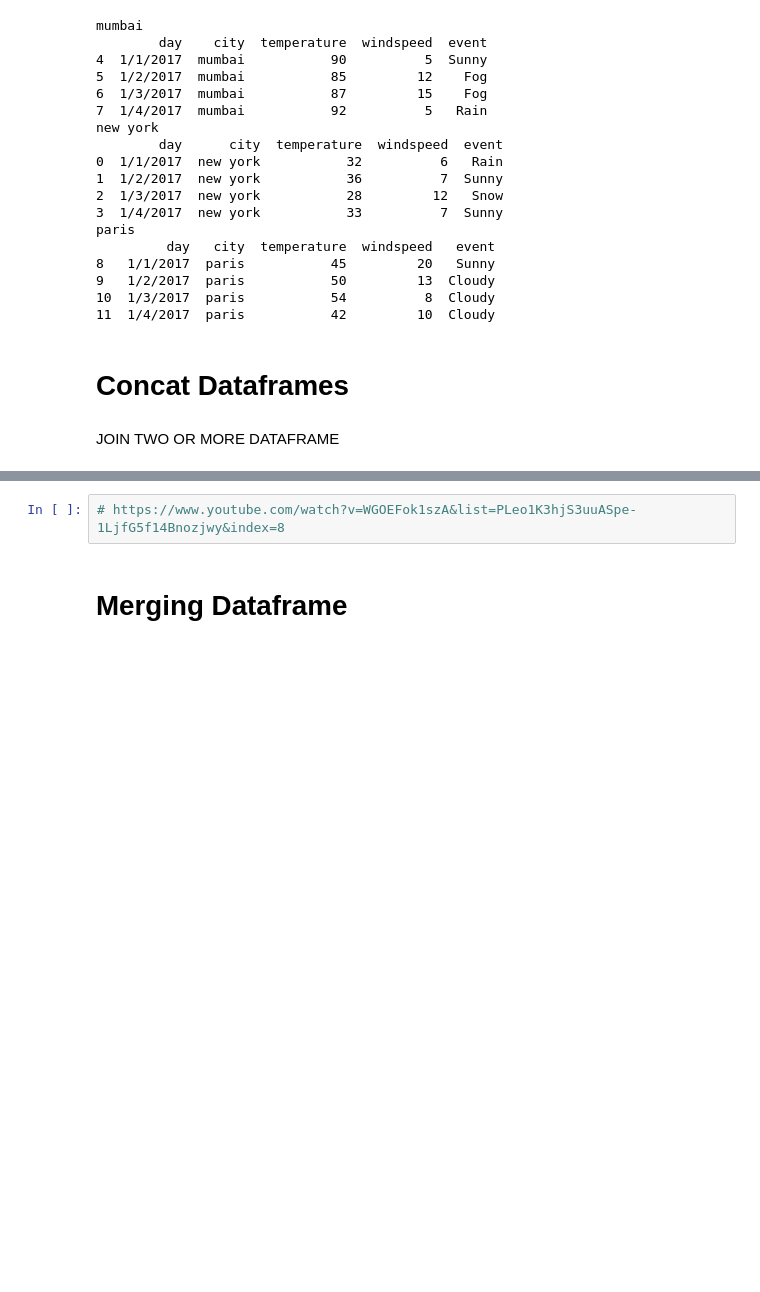
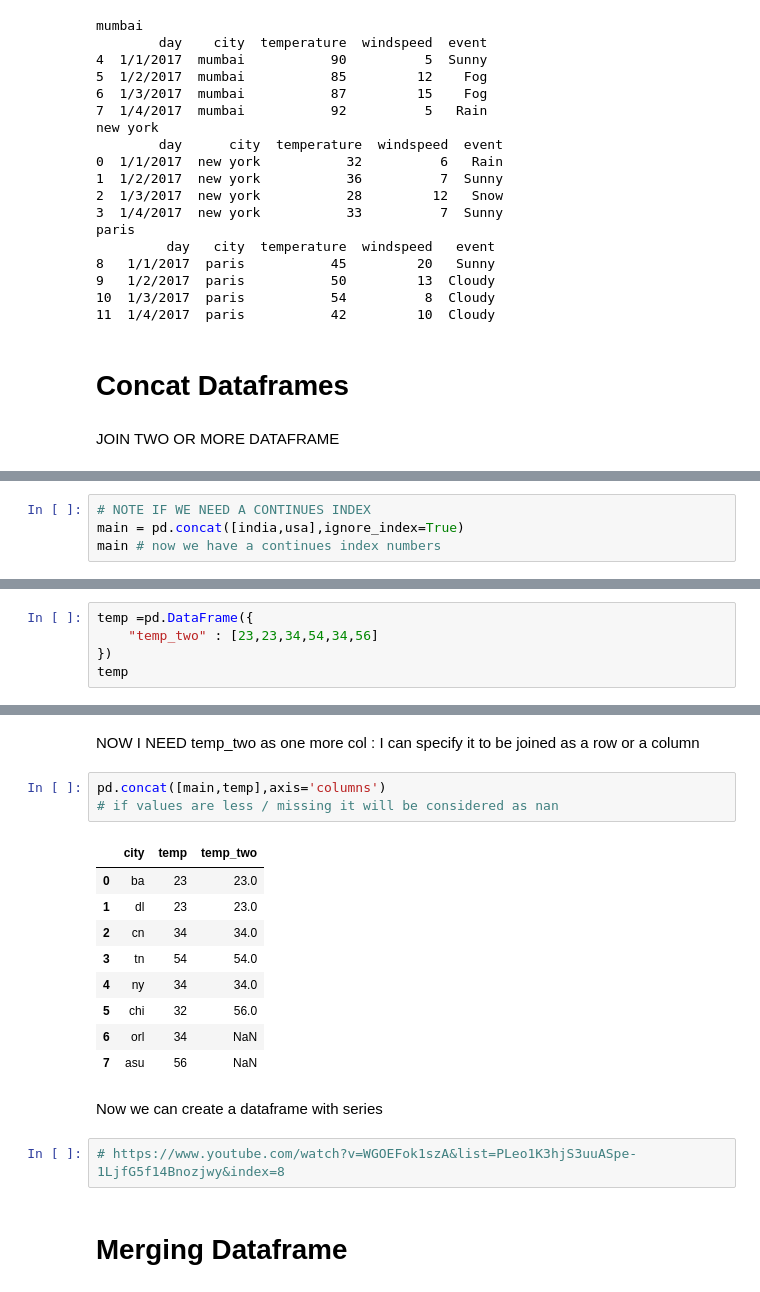
Before and after one commit to hsnaidu/basics, a Jupyter notebook: data_science/pandas-cheatsheet.ipynb, the cells around one changed output, grey strips where cells are left out. Drawn from its saved outputs; the diff is of its cells as text; blank space fills up the shorter version.

```diff
--- a/data_science/pandas-cheatsheet.ipynb
+++ b/data_science/pandas-cheatsheet.ipynb
@@ -909,0 +906,4 @@ weather.loc["one"] # i can even further add one more dataframe
+# %%
+# NOTE IF WE NEED A CONTINUES INDEX
+main = pd.concat([india,usa],ignore_index=True)
+main # now we have a continues index numbers
@@ -909,0 +937,5 @@ weather.loc["one"] # i can even further add one more dataframe
+# %%
+temp =pd.DataFrame({
+    "temp_two" : [23,23,34,54,34,56]
+})
+temp
@@ -910,3 +950,20 @@ weather.loc["one"] # i can even further add one more dataframe
+# %% [markdown]
+NOW I NEED temp_two as one more col : I can specify it to be joined as a row or a column
+# %%
+pd.concat([main,temp],axis='columns')
+# if values are less / missing it will be considered as nan
+# %% [output]
+|  | city | temp | temp_two |
+| 0 | ba | 23 | 23.0 |
+| 1 | dl | 23 | 23.0 |
+| 2 | cn | 34 | 34.0 |
+| 3 | tn | 54 | 54.0 |
+| 4 | ny | 34 | 34.0 |
+| 5 | chi | 32 | 56.0 |
+| 6 | orl | 34 | NaN |
+| 7 | asu | 56 | NaN |
+# %% [markdown]
+Now we can create a dataframe with series
 # %%
 # https://www.youtube.com/watch?v=WGOEFok1szA&list=PLeo1K3hjS3uuASpe-1LjfG5f14Bnozjwy&index=8
 # %% [markdown]
```
Also changed, not shown: parts of 16 cells of this notebook.
